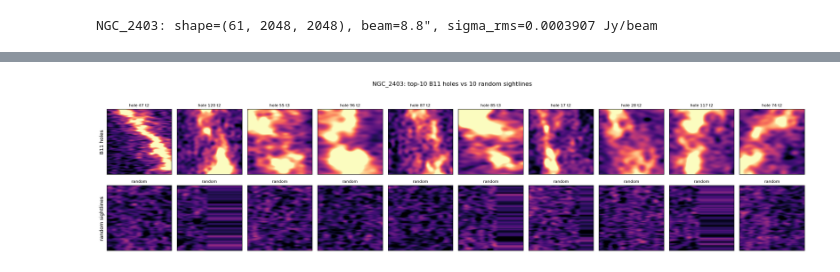
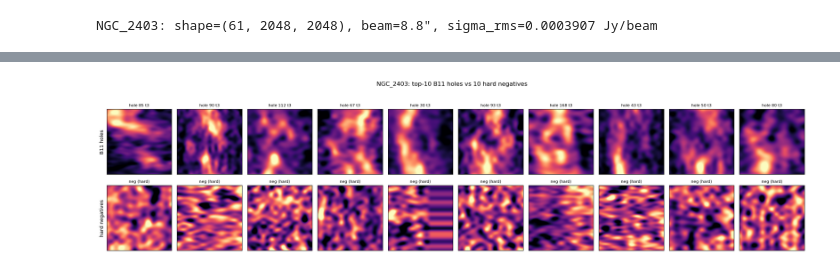
Before and after one commit to jorodgrz/HIShells, a Jupyter notebook: notebooks/03_pvcut_examples.ipynb, the cells around one changed output, grey strips where cells are left out. Drawn from its saved outputs; the diff is of its cells as text; code cells hidden in the pictures.

Commit message:
cleaned up plots

```diff
--- a/notebooks/03_pvcut_examples.ipynb
+++ b/notebooks/03_pvcut_examples.ipynb
@@ -39,36 +65,40 @@ showing 10 largest type-2/3 holes in NGC_2403
 # %%
-def show_window(ax, win, title, sigma, vmin=None, vmax=None):
+def show_window(ax, win, title, vmin=None, vmax=None):
+    # Per-window percentile stretch: each panel scales to its own
+    # brightness range so the dark cavity sits at the bottom of the
+    # colormap and the bright wall at the top, both visible
+    # simultaneously. A sigma_rms-based stretch saturates here because
+    # the in-galaxy windows are well above the empty-channel noise.
     if vmin is None or vmax is None:
-        std = max(sigma, 1e-6)
-        vmin, vmax = -2 * std, 8 * std
+        vmin, vmax = np.percentile(win, [2, 99])
     ax.imshow(win, origin='lower', cmap='magma', vmin=vmin, vmax=vmax)
     ax.set_title(title, fontsize=8)
     ax.set_xticks([]); ax.set_yticks([])
 # %%
 fig, axes = plt.subplots(2, 10, figsize=(20, 5))
 for ax, (_, h) in zip(axes[0], holes.iterrows()):
     win = extract_window_for_hole(cube, h.to_dict(), window_pix=96)
-    show_window(ax, win, f"hole {h.hole_idx} t{h.hole_type}", sigma)
+    show_window(ax, win, f"hole {h.hole_idx} t{h.hole_type}")
 axes[0, 0].set_ylabel('B11 holes', fontsize=10)
 
-rng = np.random.default_rng(0)
-for ax in axes[1]:
-    ix = rng.integers(64, cube.shape[2] - 64)
-    iy = rng.integers(64, cube.shape[1] - 64)
-    iz = rng.integers(0, cube.n_chan - 1)
-    ra, dec = pix_to_world(cube, np.array([ix]), np.array([iy]))
-    win = extract_window(
-        cube,
-        ra_deg=float(ra[0]),
-        dec_deg=float(dec[0]),
-        vel_kms=float(cube.velocity_kms[iz]),
-        pa_deg=float(rng.uniform(0, 180)),
-        pos_extent_arcsec=80.0,
-        vel_extent_kms=40.0,
-    )
-    show_window(ax, win, 'random', sigma)
-axes[1, 0].set_ylabel('random sightlines', fontsize=10)
-fig.suptitle(f'{GALAXY}: top-10 B11 holes vs 10 random sightlines', y=1.02)
+# Hard in-galaxy negatives -- the same sampler training uses, with
+# hard_frac=1.0 so the bottom row is the hard discrimination case
+# (matched window extents, offset by >= 2*diameter from any positive).
+# The previous version drew uniformly over the cube footprint, so most
+# negatives landed off-galaxy and the visual contrast with positives
+# was much easier than the actual training task.
+n_neg = 10
+neg_cfg = NegSampleConfig(
+    ratio=max(n_neg / max(len(holes), 1), 1.0),
+    hard_frac=1.0,
+    rng_seed=0,
+)
+negs = sample_negatives(cube, holes, neg_cfg).head(n_neg).reset_index(drop=True)
+for ax, (_, n) in zip(axes[1], negs.iterrows()):
+    win = extract_window_for_hole(cube, n.to_dict(), window_pix=96)
+    show_window(ax, win, f"neg ({n.neg_kind})")
+axes[1, 0].set_ylabel('hard negatives', fontsize=10)
+fig.suptitle(f'{GALAXY}: top-10 B11 holes vs {len(negs)} hard negatives', y=1.02)
 plt.tight_layout()
 # %% [output]
-[figure, old version]
+[figure, new version]
```
Also changed, not shown: parts of 6 cells of this notebook, 7 other files.
